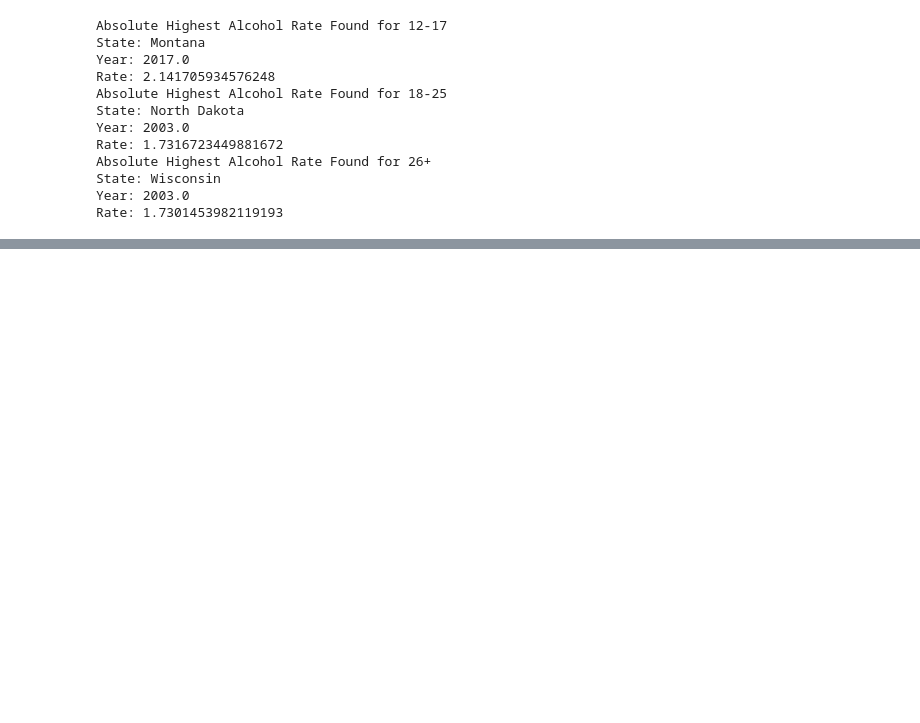
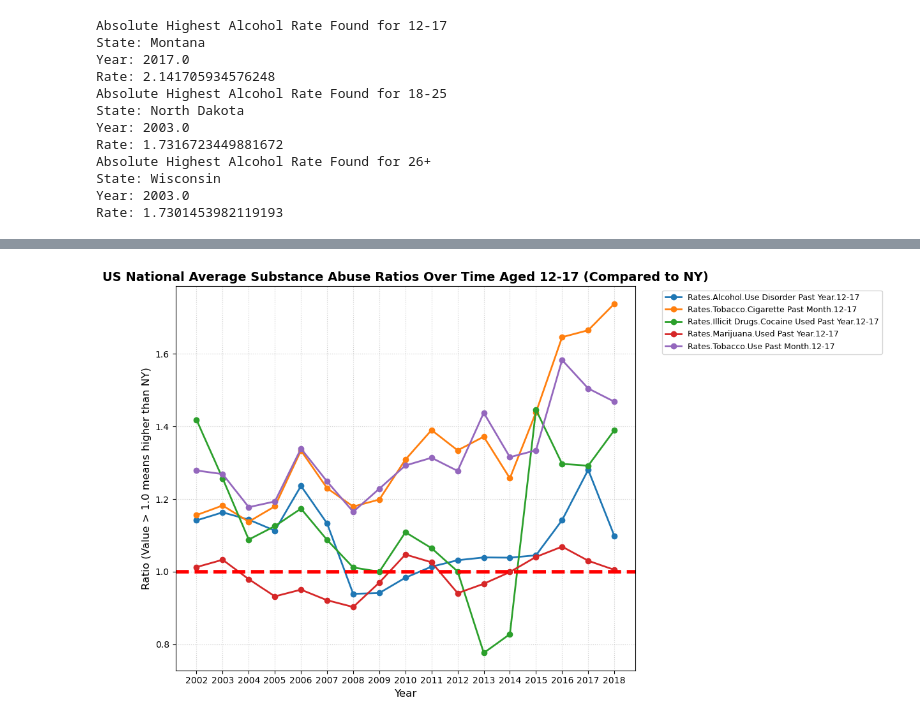
Before and after one commit to cjplayfair/CS-130_Project, a Jupyter notebook: analysis.ipynb, the cells around one changed output, grey strips where cells are left out. Saved outputs shown, nothing was run; the diff lists cells and outputs as text; code cells hidden in the pictures; blank space fills up the shorter version.

```diff
--- a/analysis.ipynb
+++ b/analysis.ipynb
@@ -341,0 +671,19 @@ plt.savefig('National Average Drug Usage Ratios', dpi=300, bbox_inches='tight')
+# %%
+# Plot national average for 12-17 against NY
+national_averages = master_DF.groupby('Year')[drug_cols].mean()
+fig, ax = plt.subplots(figsize=(12,7))
+drug_cols = ['Rates.Alcohol.Use Disorder Past Year.12-17', 'Rates.Tobacco.Cigarette Past Month.12-17', 'Rates.Illicit Drugs.Cocaine Used Past Year.12-17', 'Rates.Marijuana.Used Past Year.12-17', 'Rates.Tobacco.Use Past Month.12-17']
+for drug in drug_cols:
+    ax.plot(national_averages.index, national_averages[drug], marker='o', linewidth=2, label=drug)
+ax.legend(loc='upper left', bbox_to_anchor=(1.05, 1), fontsize=9)
+ax.axhline(y=1.0, color='red', linestyle='--', linewidth=4, label="New York (Baseline)")
+ax.set_title("US National Average Substance Abuse Ratios Over Time Aged 12-17 (Compared to NY)", fontsize=14, fontweight='bold')
+ax.set_xlabel("Year", fontsize=12)
+ax.set_ylabel("Ratio (Value > 1.0 means higher than NY)", fontsize=12)
+ax.set_xticks(national_averages.index)
+ax.grid(True, linestyle=':', alpha=0.6)
+plt.tight_layout()
+#plt.savefig('National12to17.png')
+plt.show()
+# %% [output]
+[figure, added]
```
Also changed, not shown: parts of 12 cells of this notebook, 5 other files.
